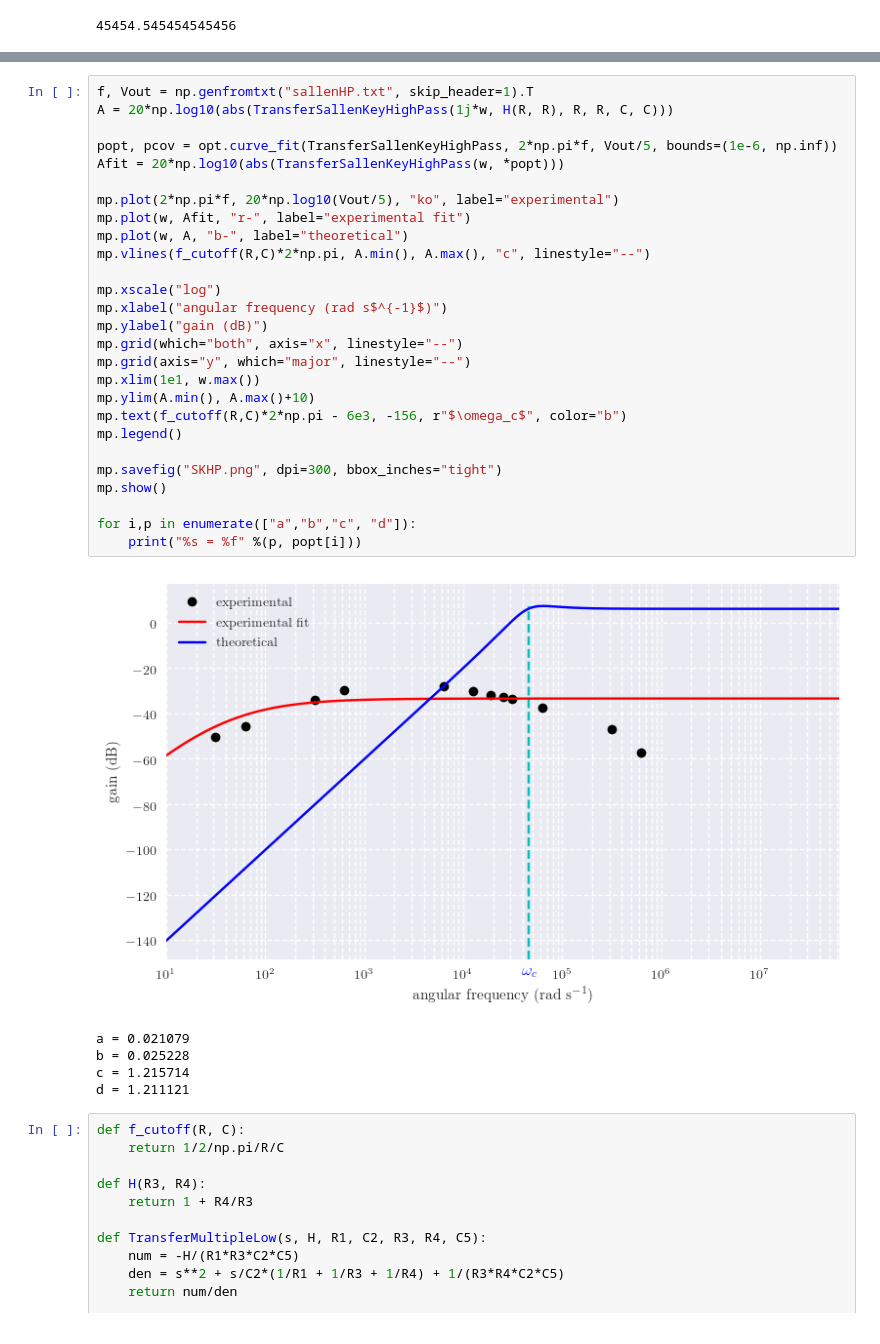
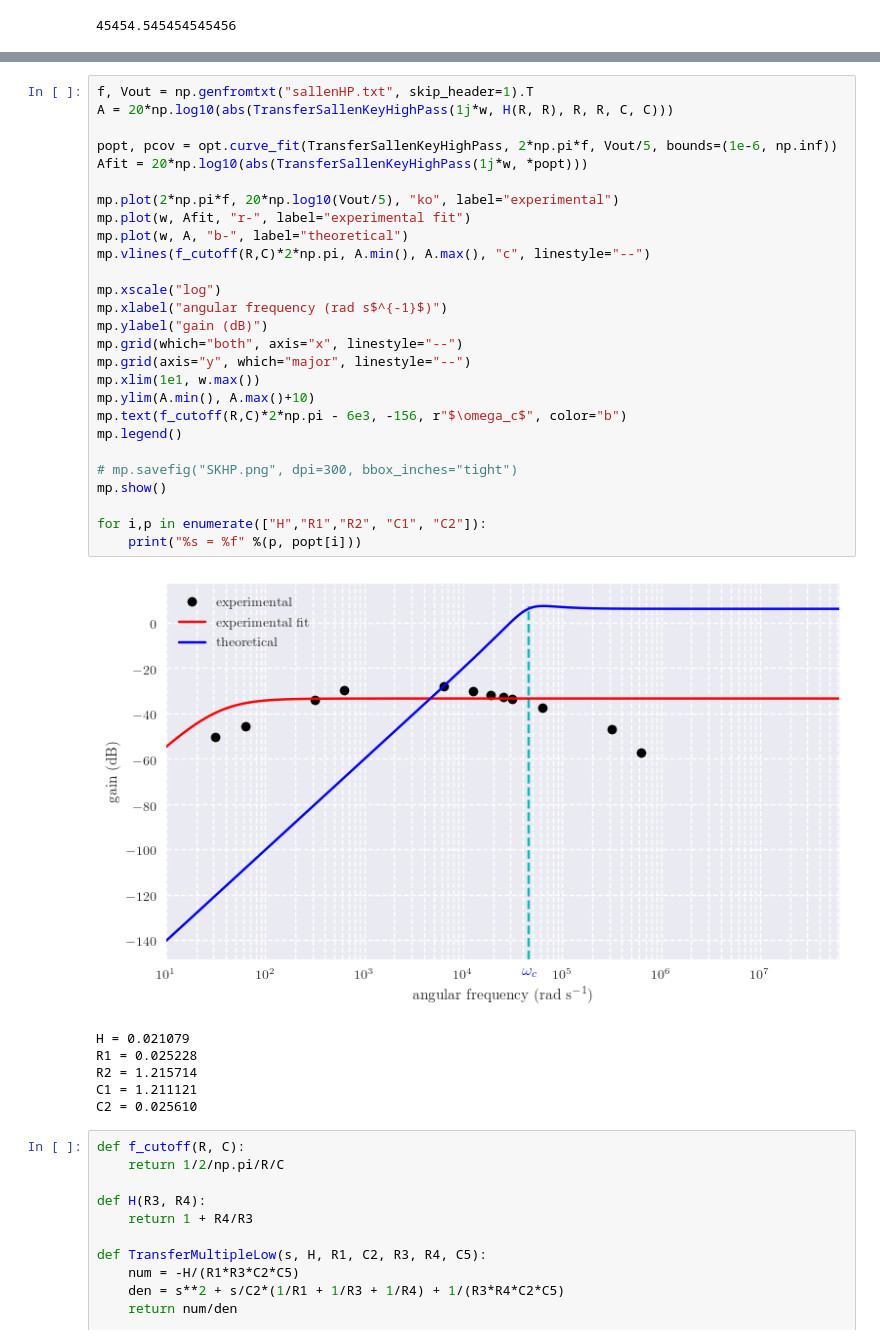
Before and after one commit to kvdomingo/AP185, a Jupyter notebook: E06/E06 data.ipynb, the cells around one changed output, grey strips where cells are left out. Cells and saved outputs as stored; diff of their text form.

Commit message:
E06 fixed plots

```diff
--- a/E06/E06 data.ipynb
+++ b/E06/E06 data.ipynb
@@ -80,36 +80,37 @@ C2 = 0.008925
 # %%
 f, Vout = np.genfromtxt("sallenHP.txt", skip_header=1).T
 A = 20*np.log10(abs(TransferSallenKeyHighPass(1j*w, H(R, R), R, R, C, C)))
 
 popt, pcov = opt.curve_fit(TransferSallenKeyHighPass, 2*np.pi*f, Vout/5, bounds=(1e-6, np.inf))
-Afit = 20*np.log10(abs(TransferSallenKeyHighPass(w, *popt)))
+Afit = 20*np.log10(abs(TransferSallenKeyHighPass(1j*w, *popt)))
 
 mp.plot(2*np.pi*f, 20*np.log10(Vout/5), "ko", label="experimental")
 mp.plot(w, Afit, "r-", label="experimental fit")
 mp.plot(w, A, "b-", label="theoretical")
 mp.vlines(f_cutoff(R,C)*2*np.pi, A.min(), A.max(), "c", linestyle="--")
 
 mp.xscale("log")
 mp.xlabel("angular frequency (rad s$^{-1}$)")
 mp.ylabel("gain (dB)")
 mp.grid(which="both", axis="x", linestyle="--")
 mp.grid(axis="y", which="major", linestyle="--")
 mp.xlim(1e1, w.max())
 mp.ylim(A.min(), A.max()+10)
 mp.text(f_cutoff(R,C)*2*np.pi - 6e3, -156, r"$\omega_c$", color="b")
 mp.legend()
 
-mp.savefig("SKHP.png", dpi=300, bbox_inches="tight")
+# mp.savefig("SKHP.png", dpi=300, bbox_inches="tight")
 mp.show()
 
-for i,p in enumerate(["a","b","c", "d"]):
+for i,p in enumerate(["H","R1","R2", "C1", "C2"]):
     print("%s = %f" %(p, popt[i]))
 # %% [output]
-[figure, old version]
+[figure, new version]
-a = 0.021079
-b = 0.025228
-c = 1.215714
-d = 1.211121
+H = 0.021079
+R1 = 0.025228
+R2 = 1.215714
+C1 = 1.211121
+C2 = 0.025610
 # %%
 def f_cutoff(R, C):
     return 1/2/np.pi/R/C
```
Also changed, not shown: parts of 4 cells of this notebook, 6 other files.
